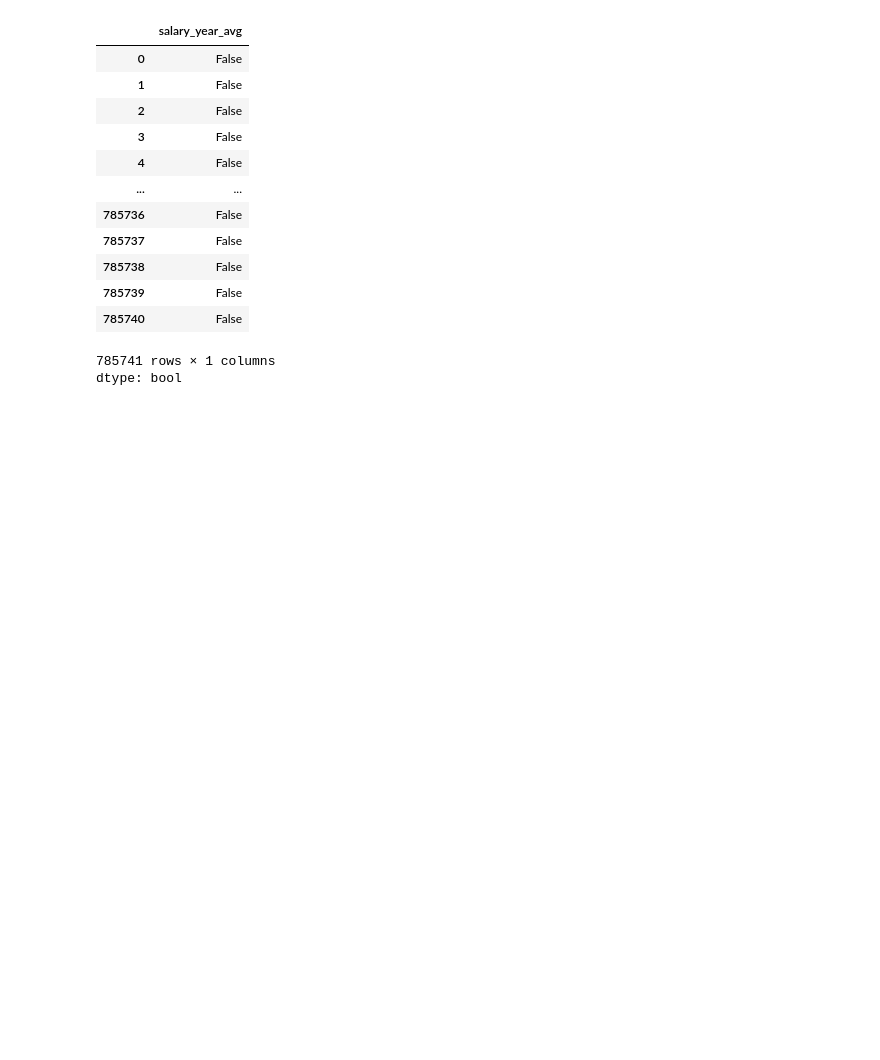
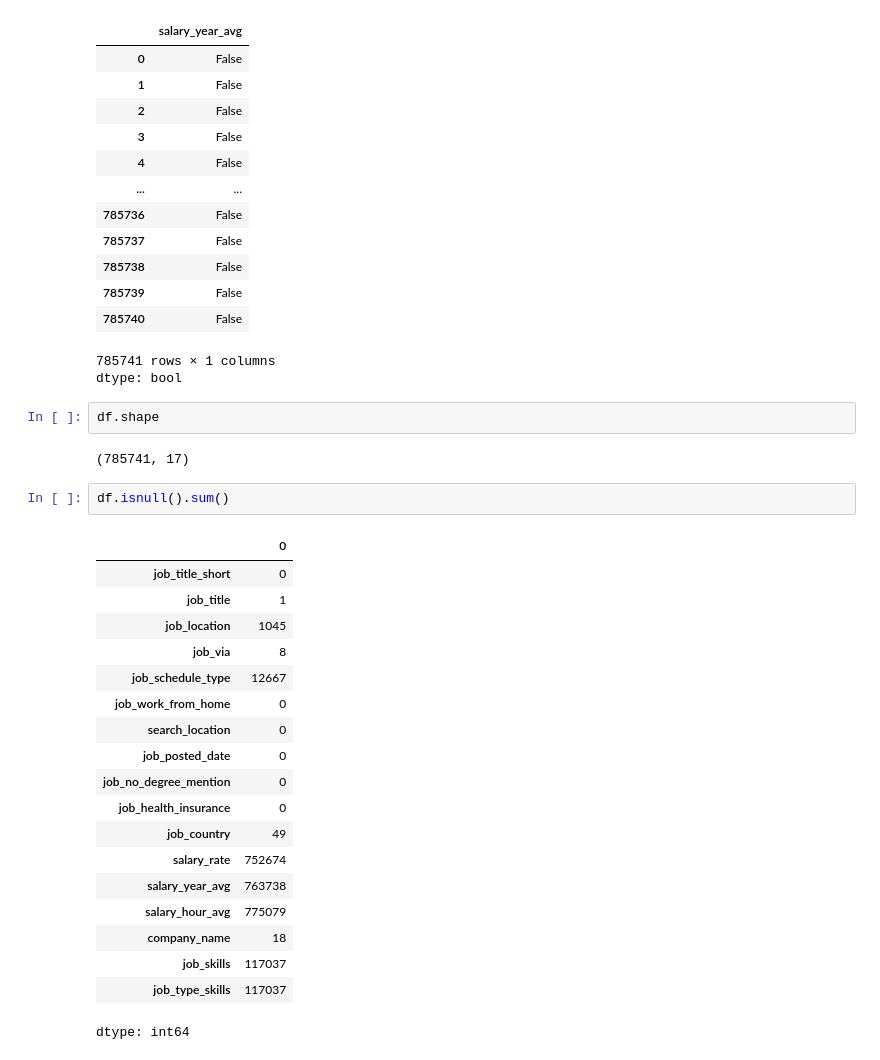
Before and after one commit to C0deB3ast/Data_analysis_work, a Jupyter notebook: py_for_DA.ipynb, the cells around one changed output. Drawn from its saved outputs; the diff is of its cells as text; blank space fills up the shorter version.

```diff
--- a/py_for_DA.ipynb
+++ b/py_for_DA.ipynb
@@ -155,3 +155,29 @@ df.salary_year_avg.notna()
 | 785740 | False |
 785741 rows × 1 columns
 dtype: bool
+# %%
+df.shape
+# %% [output]
+(785741, 17)
+# %%
+df.isnull().sum()
+# %% [output]
+|  | 0 |
+| job_title_short | 0 |
+| job_title | 1 |
+| job_location | 1045 |
+| job_via | 8 |
+| job_schedule_type | 12667 |
+| job_work_from_home | 0 |
+| search_location | 0 |
+| job_posted_date | 0 |
+| job_no_degree_mention | 0 |
+| job_health_insurance | 0 |
+| job_country | 49 |
+| salary_rate | 752674 |
+| salary_year_avg | 763738 |
+| salary_hour_avg | 775079 |
+| company_name | 18 |
+| job_skills | 117037 |
+| job_type_skills | 117037 |
+dtype: int64
```
Also changed, not shown: parts of 3 cells of this notebook.
